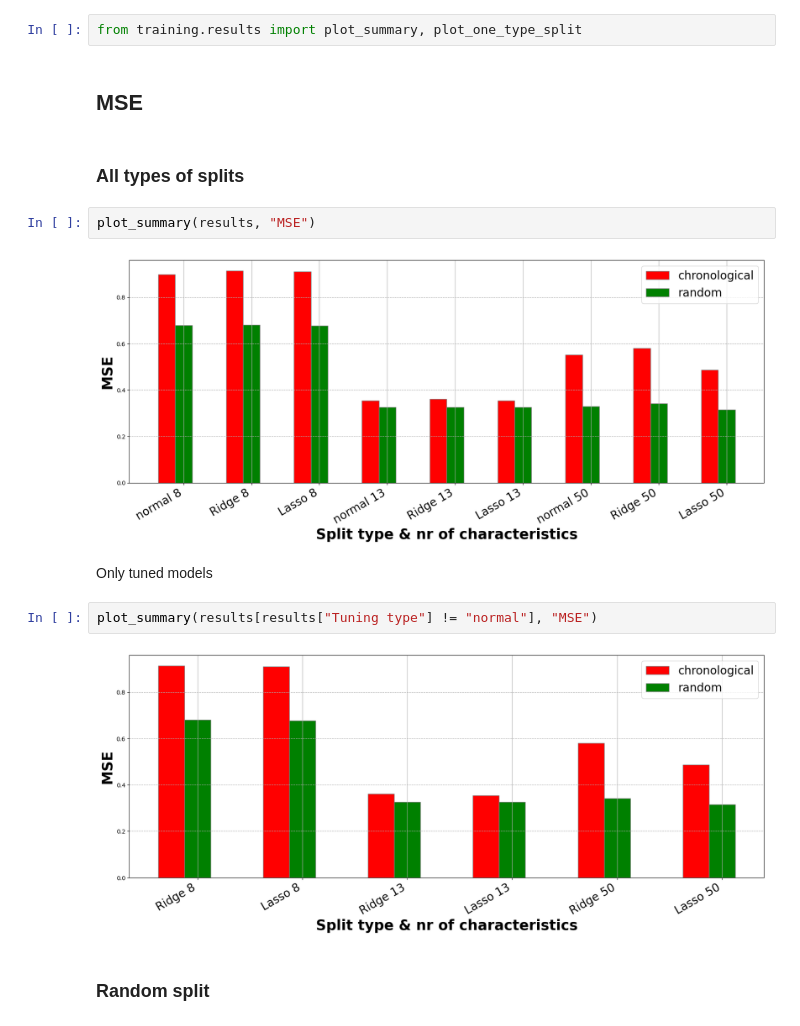
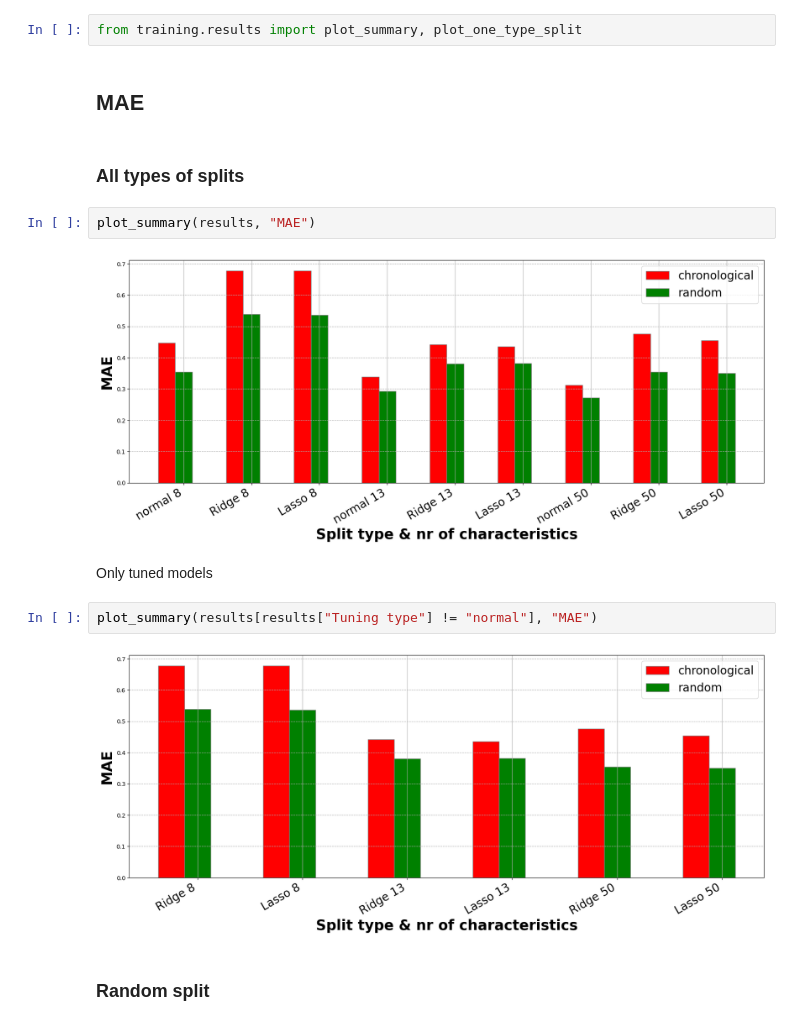
Before and after one commit to Paulina100/ML-for-TTRPG-game-design, a Jupyter notebook: notebooks/models/linear_regression/linear_regression_summary.ipynb, the cells around one changed output. Cells and saved outputs as stored; diff of their text form.

```diff
--- a/notebooks/models/linear_regression/linear_regression_summary.ipynb
+++ b/notebooks/models/linear_regression/linear_regression_summary.ipynb
@@ -39,19 +39,19 @@ results
 # %%
 from training.results import plot_summary, plot_one_type_split
 # %% [markdown]
-## MSE
+## MAE
 # %% [markdown]
 ### All types of splits
 # %%
-plot_summary(results, "MSE")
+plot_summary(results, "MAE")
 # %% [output]
-[figure, old version]
+[figure, new version]
 # %% [markdown]
 Only tuned models
 # %%
-plot_summary(results[results["Tuning type"] != "normal"], "MSE")
+plot_summary(results[results["Tuning type"] != "normal"], "MAE")
 # %% [output]
-[figure, old version]
+[figure, new version]
 # %% [markdown]
 ### Random split
 # %%
```
Also changed, not shown: parts of 5 cells of this notebook, 7 other files.
